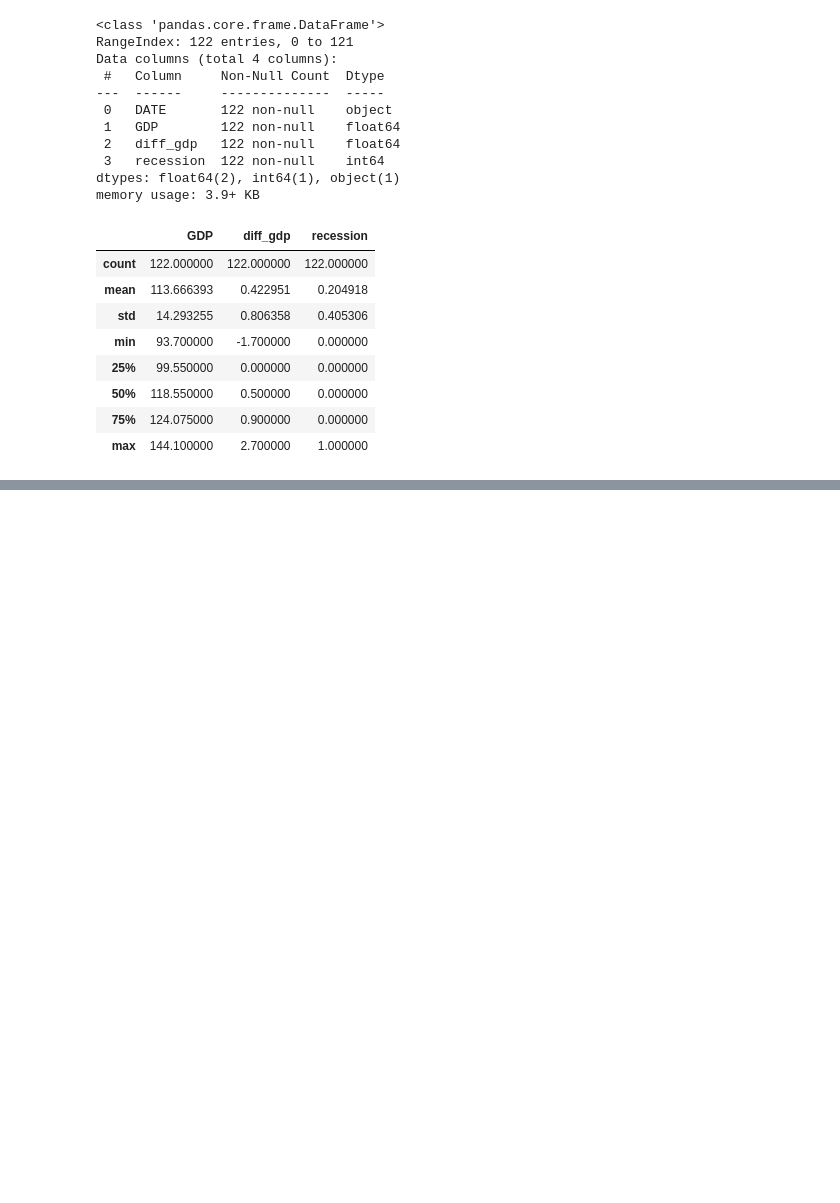
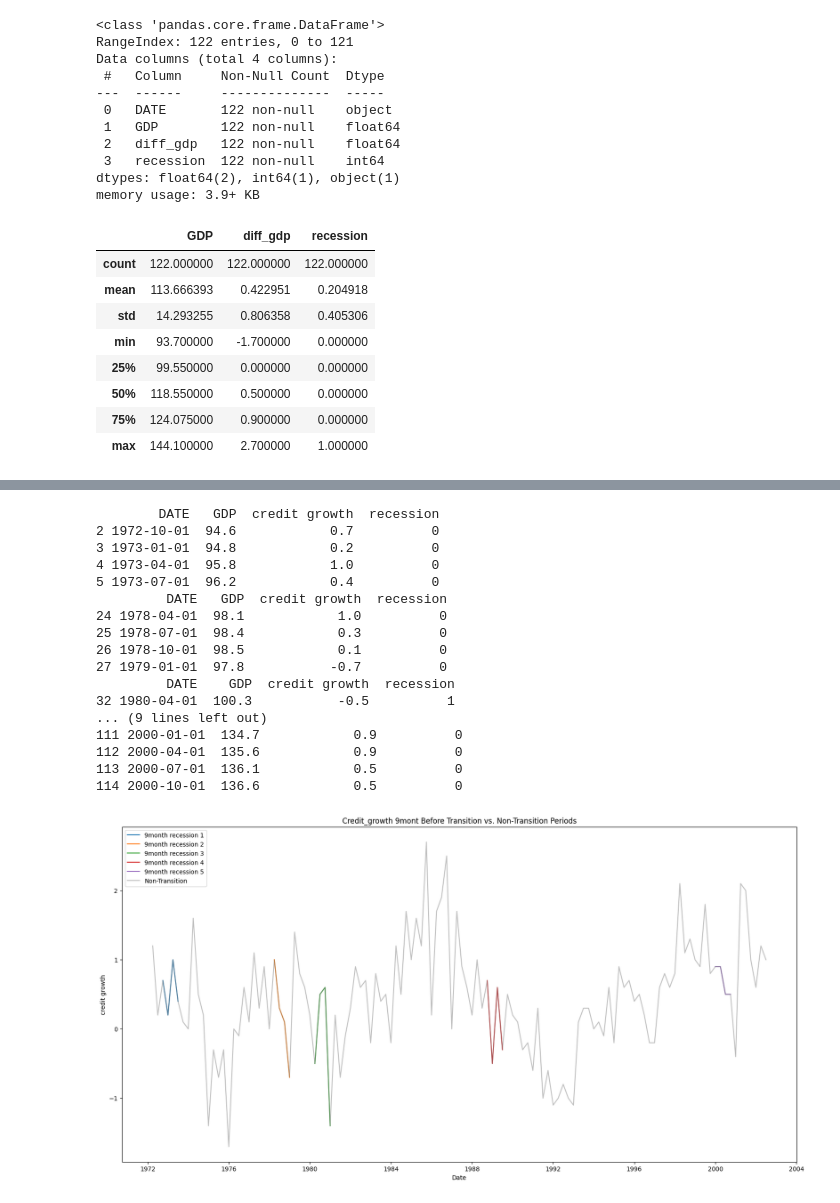
Before and after one commit to jeanDeluge/upstage_eda_1, a Jupyter notebook: creditgrowth.ipynb, the cells around one changed output, grey strips where cells are left out. Saved outputs shown, nothing was run; the diff lists cells and outputs as text; code cells hidden in the pictures; blank space fills up the shorter version.

Commit message:
creditgrowth

```diff
--- a/creditgrowth.ipynb
+++ b/creditgrowth.ipynb
@@ -68,5 +67,0 @@ memory usage: 4.8+ KB
-# %%
-df['recession_next'] = df['recession'].shift(-1)
-
-data_recession_start = df[df['recession_next'] == 1]
-pearson_corr_pre_recession = stats.pearsonr(data_recession_start['creditgrowth'], data_recession_start['recession_next'])
@@ -74,0 +68,7 @@ TypeError: 'method' object is not subscriptable
+# %%
+df['DATE'] = pd.to_datetime(df['DATE'])
+transitions = df[(df['recession'].shift(-1) == 0) & (df['recession'] == 1)]
+# Displaying the number of transition periods and the first transition period data
+print(transitions)
+
+print(df.head(20))
@@ -74,0 +93,45 @@ TypeError: 'method' object is not subscriptable
+# %%
+last_index_before_1 = df[df['recession'].diff() == 1]
+
+before_transition = []
+
+for idx in last_index_before_1.index:
+    start_index = max(idx - 4, 0)
+    end_index = idx -1
+
+    pre_change_period = df.loc[start_index:end_index]
+
+    before_transition.append(pre_change_period)
+# %%
+plt.figure(figsize=(20, 10), facecolor='white')
+for i, period in enumerate(before_transition, 1):
+    print(period)
+    plt.plot(period['DATE'], period['credit growth'], label = f'9month recession {i}')
+
+
+plt.plot(df['DATE'], df['credit growth'], label='Non-Transition', color='grey', alpha=0.5)
+plt.title('Credit_growth 9mont Before Transition vs. Non-Transition Periods')
+
+plt.xlabel('Date')
+plt.ylabel('credit growth')
+plt.legend()
+plt.show()
+# %% [output]
+        DATE   GDP  credit growth  recession
+2 1972-10-01  94.6            0.7          0
+3 1973-01-01  94.8            0.2          0
+4 1973-04-01  95.8            1.0          0
+5 1973-07-01  96.2            0.4          0
+         DATE   GDP  credit growth  recession
+24 1978-04-01  98.1            1.0          0
+25 1978-07-01  98.4            0.3          0
+26 1978-10-01  98.5            0.1          0
+27 1979-01-01  97.8           -0.7          0
+         DATE    GDP  credit growth  recession
+32 1980-04-01  100.3           -0.5          1
+... (9 lines left out)
+111 2000-01-01  134.7            0.9          0
+112 2000-04-01  135.6            0.9          0
+113 2000-07-01  136.1            0.5          0
+114 2000-10-01  136.6            0.5          0
+[figure, added]
```
Also changed, not shown: parts of 10 cells of this notebook.
